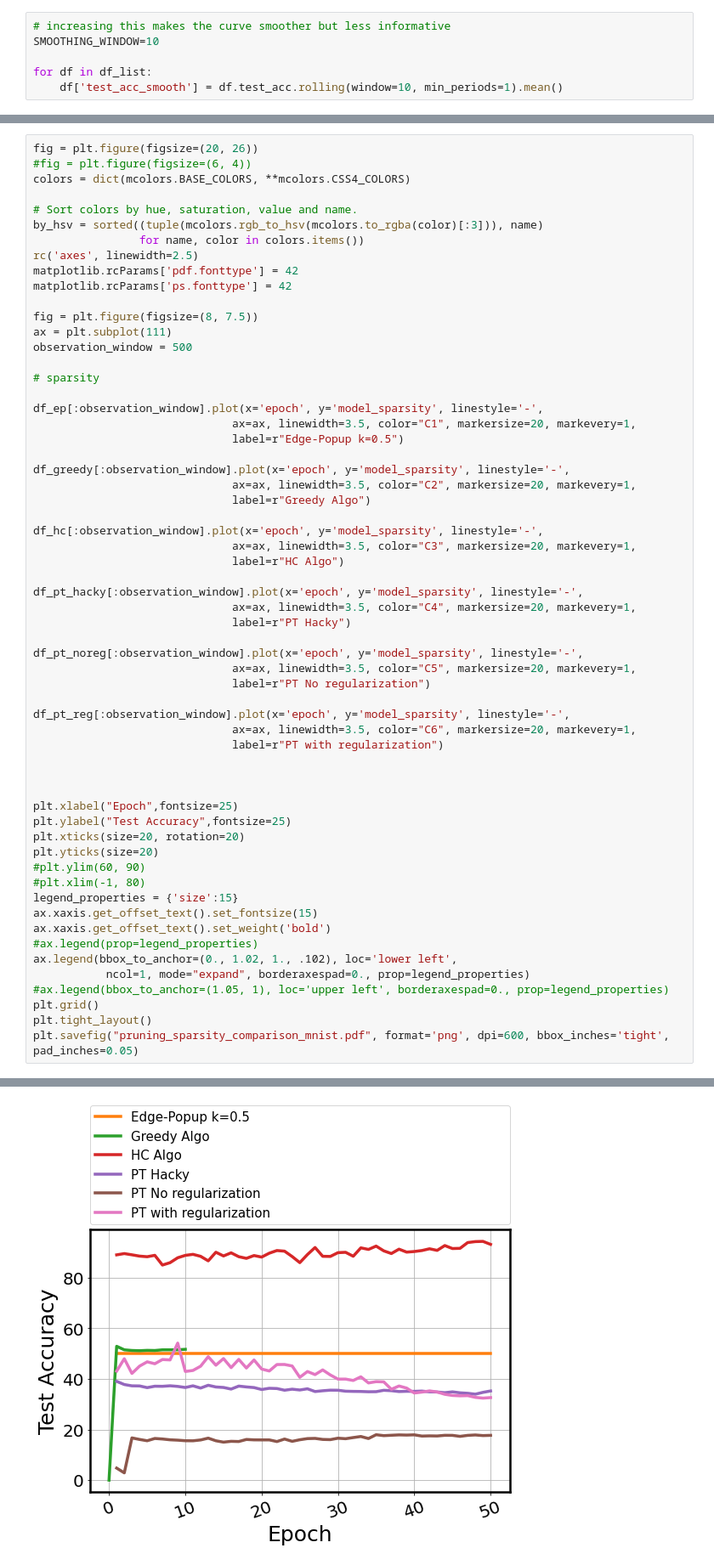
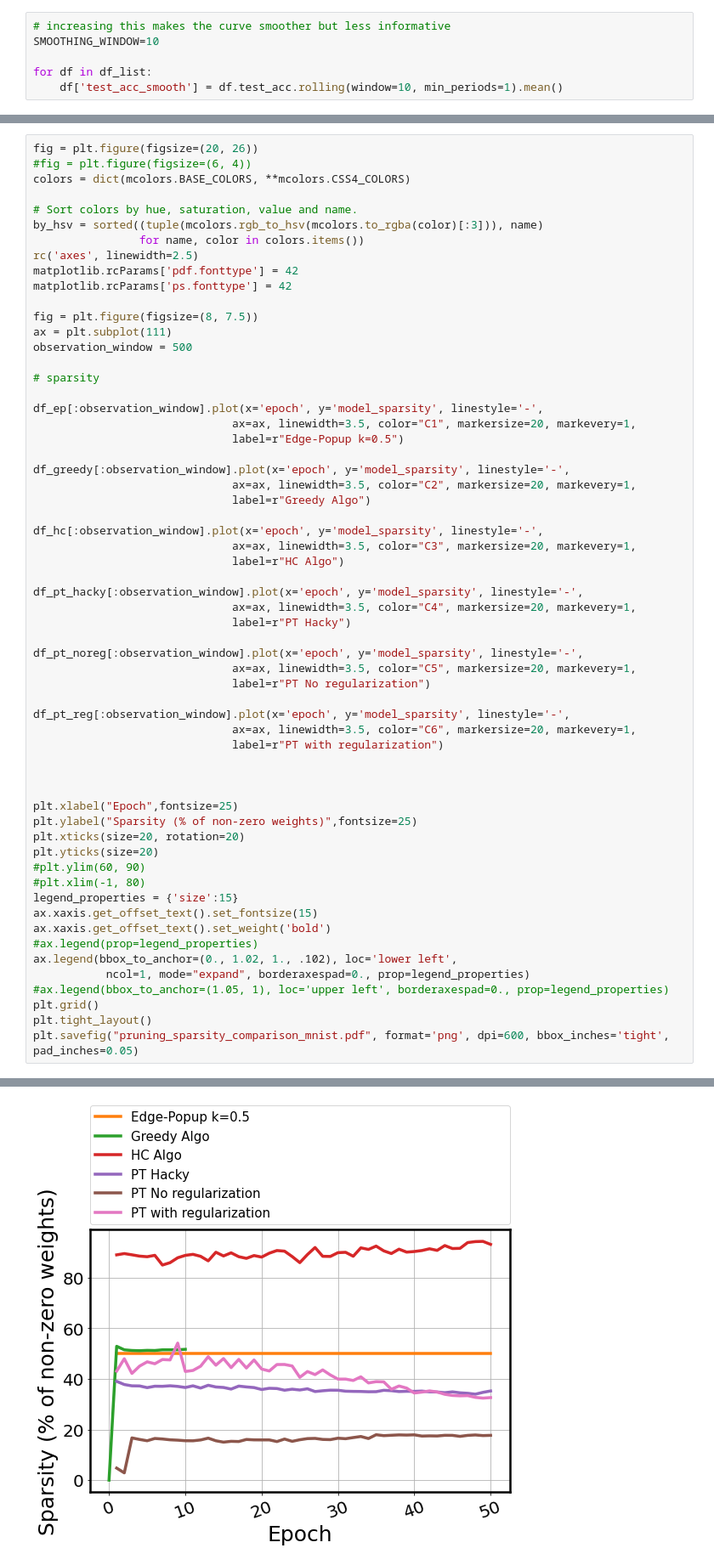
Before and after one commit to ksreenivasan/pruning_is_enough, a Jupyter notebook: plotting_things.ipynb, the cells around one changed output, grey strips where cells are left out. Shown: that part at 85% size. Cells and saved outputs as stored; diff of their text form.

```diff
--- a/plotting_things.ipynb
+++ b/plotting_things.ipynb
@@ -196,32 +200,32 @@ df_pt_hacky[:observation_window].plot(x='epoch', y='model_sparsity', linestyle='
                               ax=ax, linewidth=3.5, color="C4", markersize=20, markevery=1,
                               label=r"PT Hacky")
 
 df_pt_noreg[:observation_window].plot(x='epoch', y='model_sparsity', linestyle='-',
                               ax=ax, linewidth=3.5, color="C5", markersize=20, markevery=1,
                               label=r"PT No regularization")
 
 df_pt_reg[:observation_window].plot(x='epoch', y='model_sparsity', linestyle='-',
                               ax=ax, linewidth=3.5, color="C6", markersize=20, markevery=1,
                               label=r"PT with regularization")
 
 
 
 plt.xlabel("Epoch",fontsize=25)
-plt.ylabel("Test Accuracy",fontsize=25)
+plt.ylabel("Sparsity (% of non-zero weights)",fontsize=25)
 plt.xticks(size=20, rotation=20)
 plt.yticks(size=20)
 #plt.ylim(60, 90)
 #plt.xlim(-1, 80)
 legend_properties = {'size':15}
 ax.xaxis.get_offset_text().set_fontsize(15)
 ax.xaxis.get_offset_text().set_weight('bold')
 #ax.legend(prop=legend_properties)
 ax.legend(bbox_to_anchor=(0., 1.02, 1., .102), loc='lower left',
            ncol=1, mode="expand", borderaxespad=0., prop=legend_properties)
 #ax.legend(bbox_to_anchor=(1.05, 1), loc='upper left', borderaxespad=0., prop=legend_properties)
 plt.grid()
 plt.tight_layout()
 plt.savefig("pruning_sparsity_comparison_mnist.pdf", format='png', dpi=600, bbox_inches='tight', pad_inches=0.05)
 # %% [output]
 <Figure size 1440x1872 with 0 Axes>
-[figure, old version]
+[figure, new version]
```
Also changed, not shown: parts of 5 cells of this notebook.
